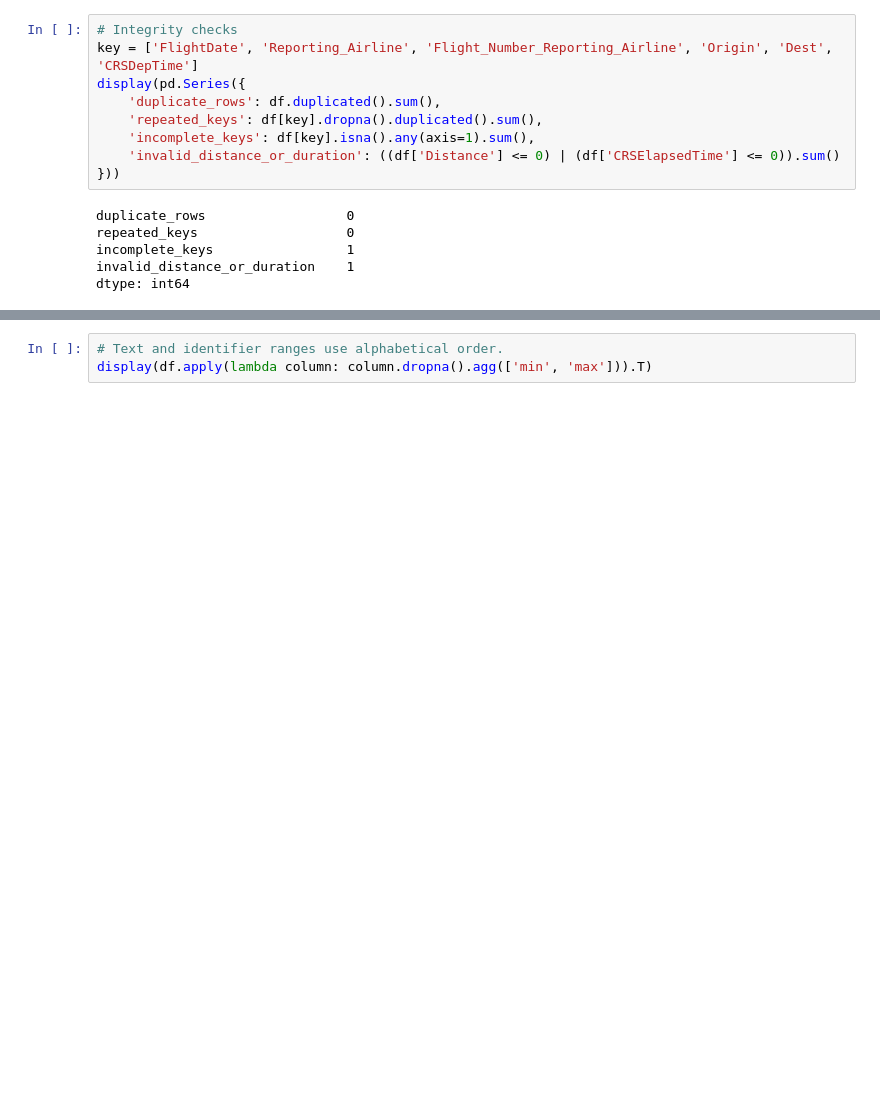
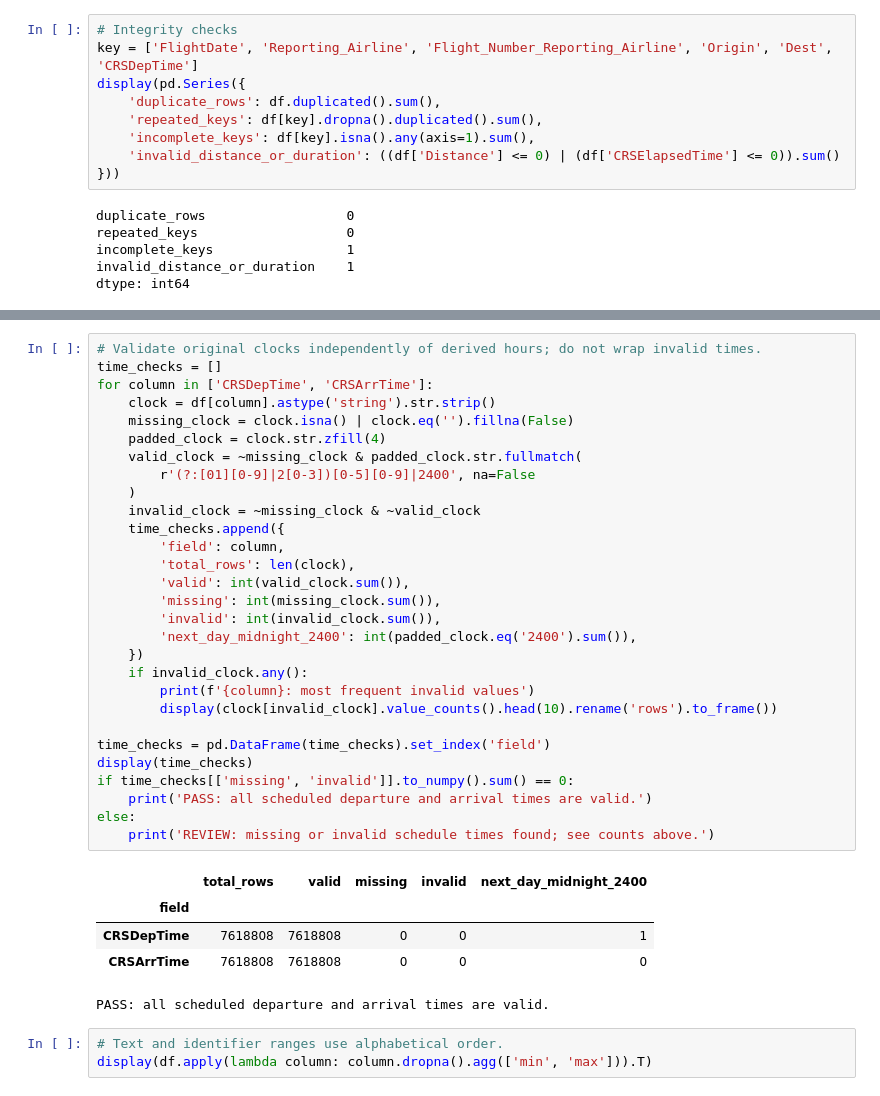
Before and after one commit to girwandhakal/flight-delay-pipeline, a Jupyter notebook: notebooks/eda_bts.ipynb, the cells around one changed output, grey strips where cells are left out. Cells and saved outputs as stored; diff of their text form; blank space fills up the shorter version.

```diff
--- a/notebooks/eda_bts.ipynb
+++ b/notebooks/eda_bts.ipynb
@@ -180,3 +184,38 @@ dtype: int64
+# %%
+# Validate original clocks independently of derived hours; do not wrap invalid times.
+time_checks = []
+for column in ['CRSDepTime', 'CRSArrTime']:
+    clock = df[column].astype('string').str.strip()
+    missing_clock = clock.isna() | clock.eq('').fillna(False)
+    padded_clock = clock.str.zfill(4)
+    valid_clock = ~missing_clock & padded_clock.str.fullmatch(
+        r'(?:[01][0-9]|2[0-3])[0-5][0-9]|2400', na=False
+    )
+    invalid_clock = ~missing_clock & ~valid_clock
+    time_checks.append({
+        'field': column,
+        'total_rows': len(clock),
+        'valid': int(valid_clock.sum()),
+        'missing': int(missing_clock.sum()),
+        'invalid': int(invalid_clock.sum()),
+        'next_day_midnight_2400': int(padded_clock.eq('2400').sum()),
+    })
+    if invalid_clock.any():
+        print(f'{column}: most frequent invalid values')
+        display(clock[invalid_clock].value_counts().head(10).rename('rows').to_frame())
+
+time_checks = pd.DataFrame(time_checks).set_index('field')
+display(time_checks)
+if time_checks[['missing', 'invalid']].to_numpy().sum() == 0:
+    print('PASS: all scheduled departure and arrival times are valid.')
+else:
+    print('REVIEW: missing or invalid schedule times found; see counts above.')
+# %% [output]
+|  | total_rows | valid | missing | invalid | next_day_midnight_2400 |
+| field |  |  |  |  |  |
+| CRSDepTime | 7618808 | 7618808 | 0 | 0 | 1 |
+| CRSArrTime | 7618808 | 7618808 | 0 | 0 | 0 |
+PASS: all scheduled departure and arrival times are valid.
 # %%
 # Text and identifier ranges use alphabetical order.
 display(df.apply(lambda column: column.dropna().agg(['min', 'max'])).T)
```
Also changed, not shown: parts of 1 cell of this notebook, 26 other files.
